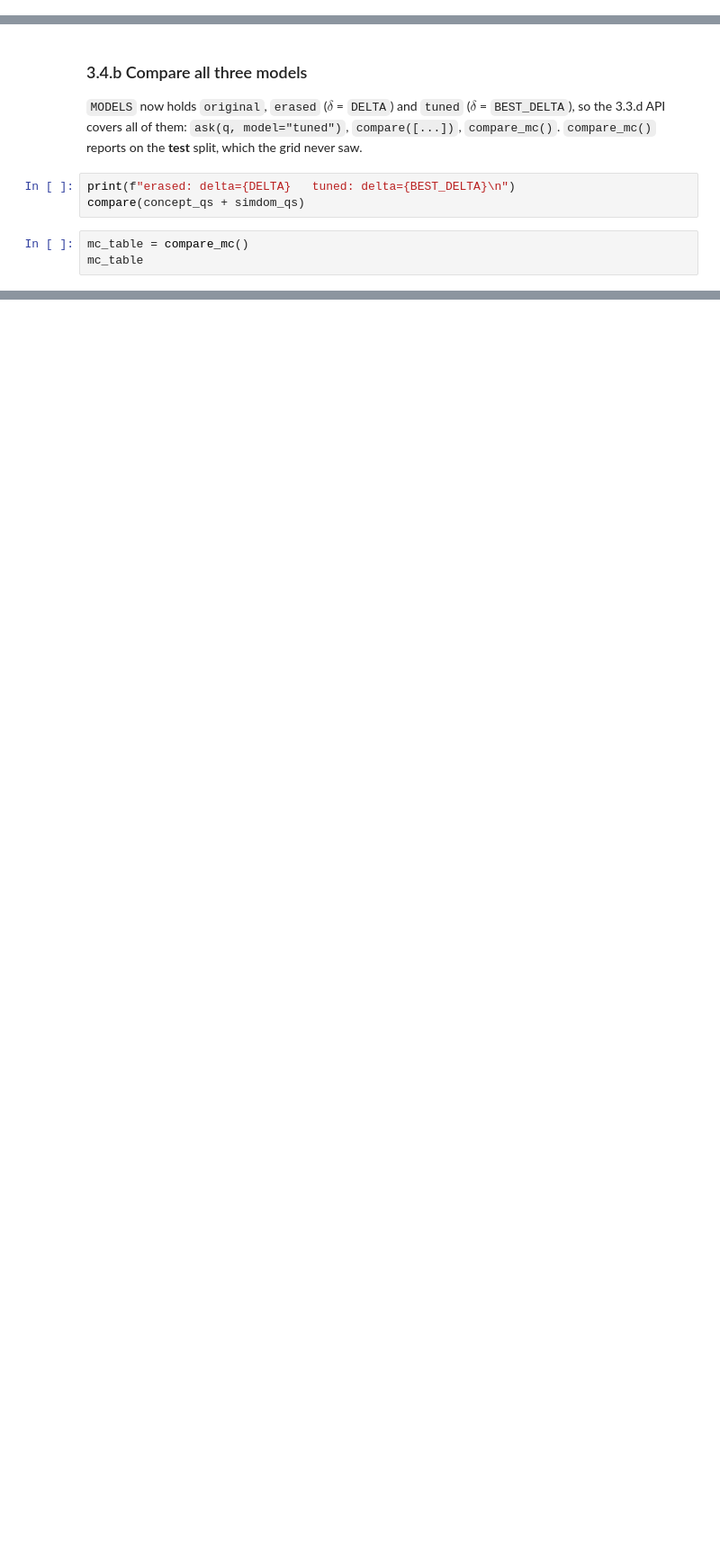
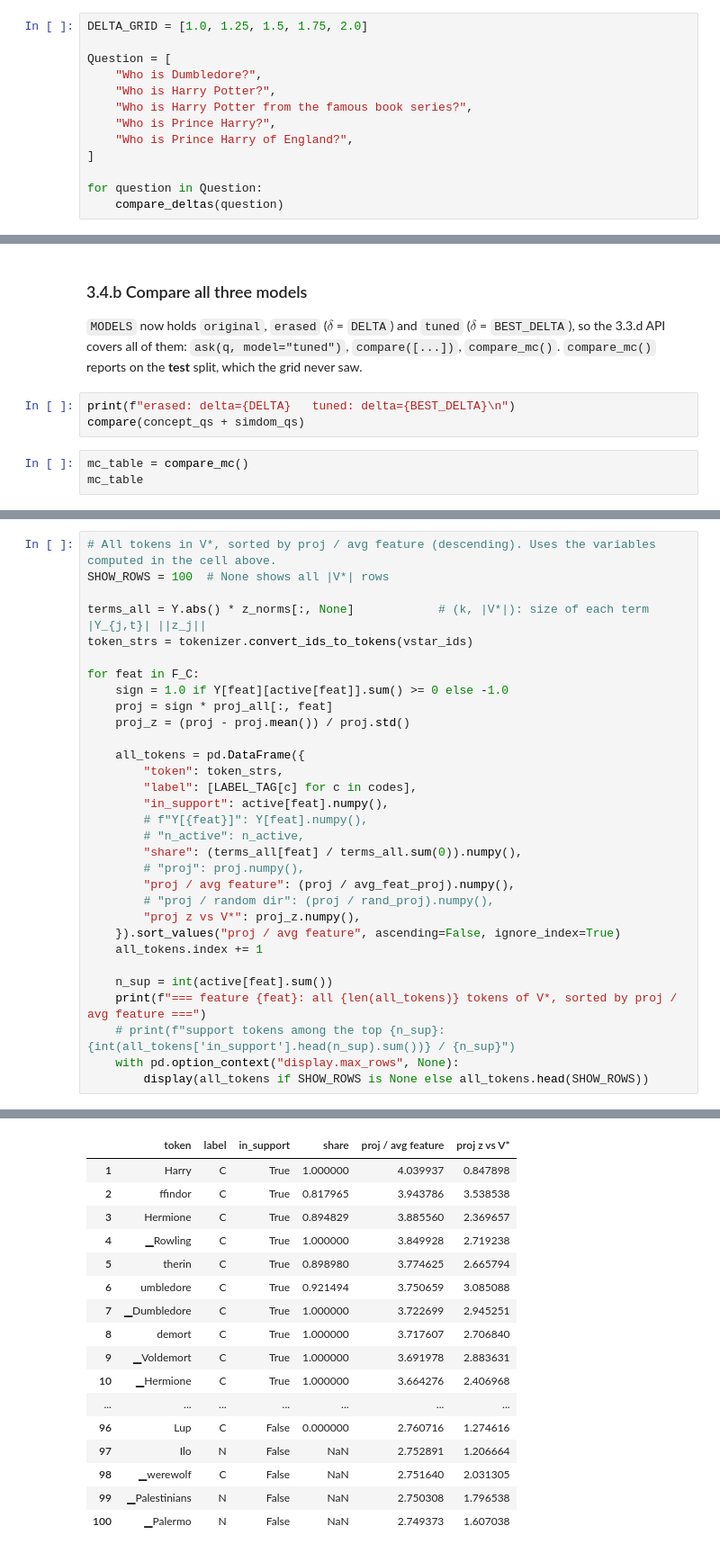
Before and after one commit to guretskiysemyon/nlp_proj, a Jupyter notebook: ember_three_steps.ipynb, the cells around one changed output, grey strips where cells are left out. Shown at 90% size. Drawn from its saved outputs; the diff is of its cells as text; blank space fills up the shorter version.

```diff
--- a/ember_three_steps.ipynb
+++ b/ember_three_steps.ipynb
@@ -1158,0 +1298,13 @@ pd.DataFrame(sweep)
+# %%
+DELTA_GRID = [1.0, 1.25, 1.5, 1.75, 2.0]
+
+Question = [
+    "Who is Dumbledore?",
+    "Who is Harry Potter?",
+    "Who is Harry Potter from the famous book series?",
+    "Who is Prince Harry?",
+    "Who is Prince Harry of England?",
+]
+
+for question in Question:
+    compare_deltas(question)
@@ -1352,0 +1848,32 @@ mc_table
+# %%
+# All tokens in V*, sorted by proj / avg feature (descending). Uses the variables computed in the cell above.
+SHOW_ROWS = 100  # None shows all |V*| rows
+
+terms_all = Y.abs() * z_norms[:, None]            # (k, |V*|): size of each term |Y_{j,t}| ||z_j||
+token_strs = tokenizer.convert_ids_to_tokens(vstar_ids)
+
+for feat in F_C:
+    sign = 1.0 if Y[feat][active[feat]].sum() >= 0 else -1.0
+    proj = sign * proj_all[:, feat]
+    proj_z = (proj - proj.mean()) / proj.std()
+
+    all_tokens = pd.DataFrame({
+        "token": token_strs,
+        "label": [LABEL_TAG[c] for c in codes],
+        "in_support": active[feat].numpy(),
+        # f"Y[{feat}]": Y[feat].numpy(),
+        # "n_active": n_active,
+        "share": (terms_all[feat] / terms_all.sum(0)).numpy(),
+        # "proj": proj.numpy(),
+        "proj / avg feature": (proj / avg_feat_proj).numpy(),
+        # "proj / random dir": (proj / rand_proj).numpy(),
+        "proj z vs V*": proj_z.numpy(),
+    }).sort_values("proj / avg feature", ascending=False, ignore_index=True)
+    all_tokens.index += 1
+
+    n_sup = int(active[feat].sum())
+    print(f"=== feature {feat}: all {len(all_tokens)} tokens of V*, sorted by proj / avg feature ===")
+    # print(f"support tokens among the top {n_sup}: {int(all_tokens['in_support'].head(n_sup).sum())} / {n_sup}")
+    with pd.option_context("display.max_rows", None):
+        display(all_tokens if SHOW_ROWS is None else all_tokens.head(SHOW_ROWS))
+# %% [output]
@@ -1352,0 +1881,17 @@ mc_table
+|  | token | label | in_support | share | proj / avg feature | proj z vs V* |
+| 1 | Harry | C | True | 1.000000 | 4.039937 | 0.847898 |
+| 2 | ffindor | C | True | 0.817965 | 3.943786 | 3.538538 |
+| 3 | Hermione | C | True | 0.894829 | 3.885560 | 2.369657 |
+| 4 | ▁Rowling | C | True | 1.000000 | 3.849928 | 2.719238 |
+| 5 | therin | C | True | 0.898980 | 3.774625 | 2.665794 |
+| 6 | umbledore | C | True | 0.921494 | 3.750659 | 3.085088 |
+| 7 | ▁Dumbledore | C | True | 1.000000 | 3.722699 | 2.945251 |
+| 8 | demort | C | True | 1.000000 | 3.717607 | 2.706840 |
+| 9 | ▁Voldemort | C | True | 1.000000 | 3.691978 | 2.883631 |
+| 10 | ▁Hermione | C | True | 1.000000 | 3.664276 | 2.406968 |
+| ... | ... | ... | ... | ... | ... | ... |
+| 96 | Lup | C | False | 0.000000 | 2.760716 | 1.274616 |
+| 97 | Ilo | N | False | NaN | 2.752891 | 1.206664 |
+| 98 | ▁werewolf | C | False | NaN | 2.751640 | 2.031305 |
+| 99 | ▁Palestinians | N | False | NaN | 2.750308 | 1.796538 |
+| 100 | ▁Palermo | N | False | NaN | 2.749373 | 1.607038 |
```
Also changed, not shown: parts of 27 cells of this notebook, 5 other files.
